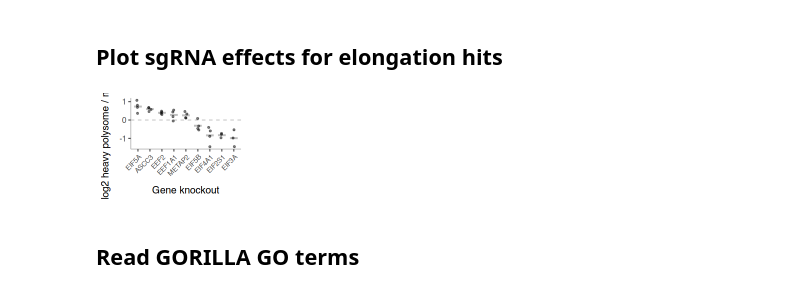
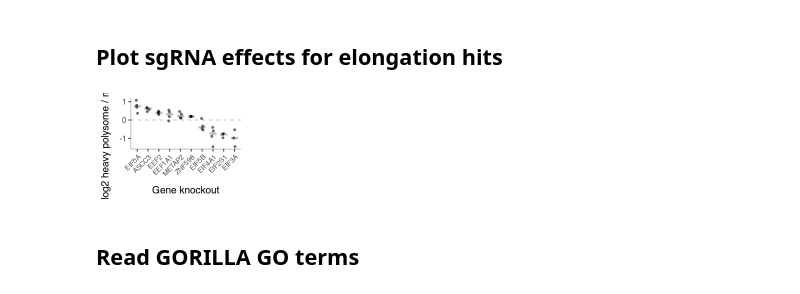
Before and after one commit to rasilab/nugent_2024, a Jupyter notebook: analysis/barcodeseq/rbp_barcode_screens/scripts/plot_polysome_relic_data.ipynb, the cells around one changed output. Drawn from its saved outputs; the diff is of its cells as text; code cells hidden in the pictures.

```diff
--- a/analysis/barcodeseq/rbp_barcode_screens/scripts/plot_polysome_relic_data.ipynb
+++ b/analysis/barcodeseq/rbp_barcode_screens/scripts/plot_polysome_relic_data.ipynb
@@ -491,23 +491,23 @@ ggsave("../figures/polysome_vs_grna_fitness.pdf", width = 5.2, height = 4.5)
 # %%
 options(repr.plot.width = 2.5, repr.plot.height = 1.8)
 
 plot_data <- mageck_sgrna %>%
   filter(rep == "rep1", treatment == "heavy", control == "mono") %>%
-  filter(gene %in% c("ASCC3", "EIF5A", "METAP2", "EEF2", "EIF4A1", "EIF2S1", "EIF3A", "EIF5B", "EEF1A1")) %>%
+  filter(gene %in% c("ASCC3", "ZNF598", "EIF5A", "METAP2", "EEF2", "EIF4A1", "EIF2S1", "EIF3A", "EIF5B", "EEF1A1")) %>%
   mutate(gene = fct_reorder(gene, -lfc))
 
 plot_data  %>%
   ggplot(aes(x = gene, y = lfc)) +
   geom_hline(aes(yintercept = 0), linetype = 2, linewidth = 0.5, color = "grey") +
-  stat_summary(fun = mean, width = 0.5, color = "grey", geom = "tile", linewidth = 1) +
+  stat_summary(fun = median, width = 0.5, color = "grey", geom = "tile", linewidth = 1) +
   geom_point(position = position_jitter(height = 0, width = 0.1, seed = 11), size = 1, alpha = 0.5) +
   theme(axis.text.x = element_text(angle = 45, hjust = 1, size = 8.33)) +
   scale_y_continuous(breaks = scales::pretty_breaks(n = 3)) +
   labs(y = "log2 heavy polysome / monosome", x = "Gene knockout")
 
 ggsave("../figures/elongation_vs_initiation_sgrna.pdf", width = 2.5, height = 1.8)
 # %% [output]
-[figure, old version]
+[figure, new version]
 # %% [markdown]
 ## Read GORILLA GO terms
 # %%
```
Also changed, not shown: parts of 8 cells of this notebook, 23 other files.
